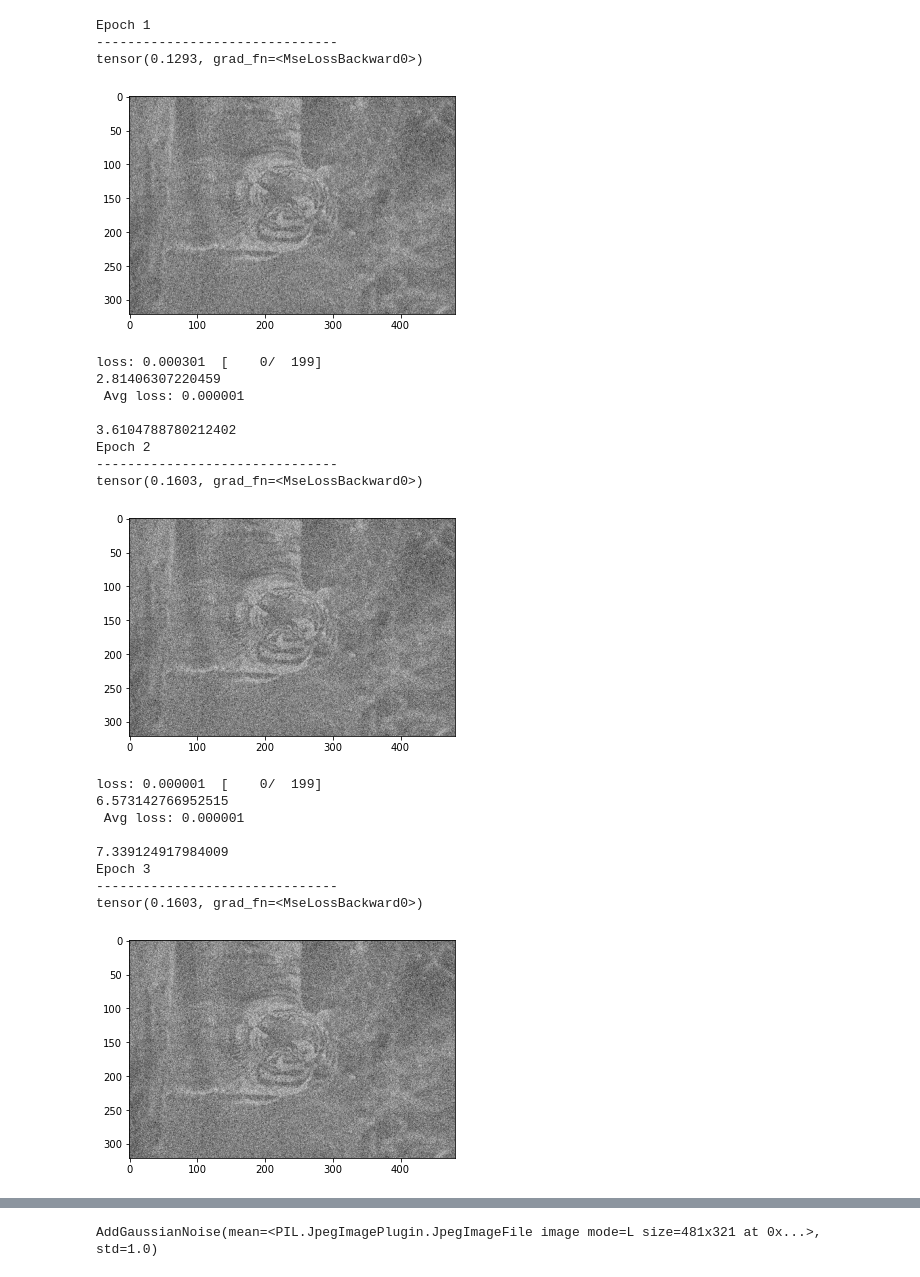
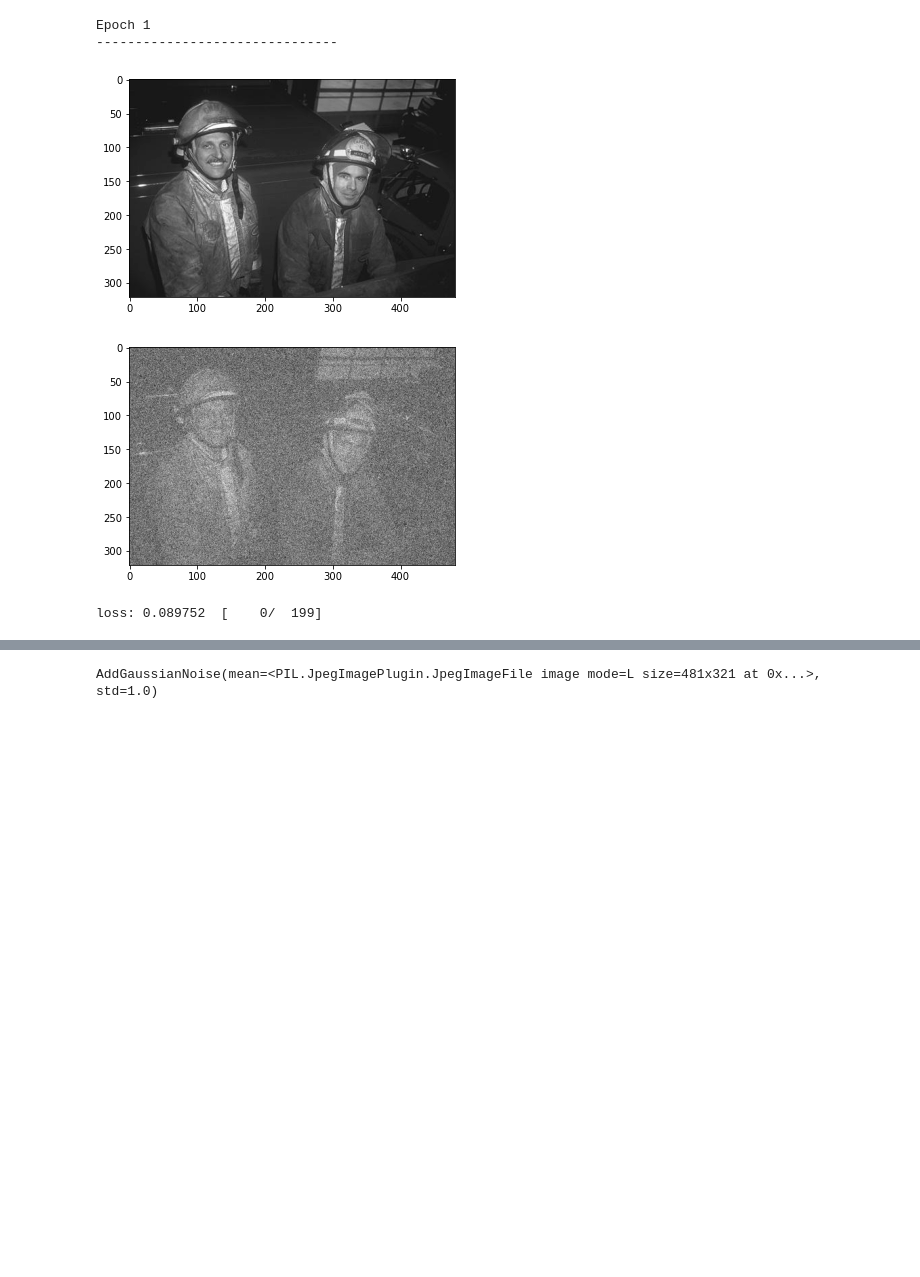
Before and after one commit to MHolschbach31/Bachelor, a Jupyter notebook: Aniso.ipynb, the cells around one changed output, grey strips where cells are left out. Cells and saved outputs as stored; diff of their text form; code cells hidden in the pictures; blank space fills up the shorter version.

```diff
--- a/Aniso.ipynb
+++ b/Aniso.ipynb
@@ -343,8 +372,9 @@ def train_loop(dataloader, model, loss_l2, optimizer, t):
     size = len(dataloader.dataset)
     U= torch.tensor([10,1,321,481])
     for batch, (X, y) in enumerate(dataloader):
-        loss, pred = model(X.float())
-        #loss = loss_l2(pred, 20)
+        #X.to('cuda')
+        pred = model(X.float())
+        loss = loss_l2(pred, y)
         #loss = (pred - 20)**2
         #print(loss)
         optimizer.zero_grad()
@@ -353,8 +383,9 @@ def train_loop(dataloader, model, loss_l2, optimizer, t):
 
         if batch % 100 == 0:
             #U[t] = pred[0]
-            print(loss_l2(pred[0], y[0]))
-            #plt.imshow(y[0].squeeze(0).detach().numpy(),cmap = 'gray')
+            #print(loss_l2(pred[0], y[0]))
+            plt.imshow(y[0].squeeze(0).detach().numpy(),cmap = 'gray')
+            plt.show()
             plt.imshow(pred[0].squeeze(0).detach().numpy(),cmap = 'gray')
             plt.show()
             loss, current = loss.item(), batch * len(X)
@@ -368,7 +399,8 @@ def test_loop(dataloader, model, loss_l2):
     #correct = 0
     with torch.no_grad():
         for X, y in dataloader:
-            loss, pred = model(X.float())
+            pred = model(X.float())
+            loss = loss_l2(pred, y)
             test_loss += loss.item()
             #correct += (pred.argmax(1)== y).type(torch.float).sum().item()
     test_loss /= num_batches
@@ -379,58 +411,43 @@ def test_loop(dataloader, model, loss_l2):
 torch.manual_seed(14638)
 transform_= transforms.Compose([
     transforms.ToTensor(),
-    AddGaussianNoise(0., 0.4)
+    AddGaussianNoise(0.,0.3)
 ])
-train_set = BSDSDataset(csv_file='BSDS_train.csv', root_dir = 'C:/Users/Manuel/BSDS300-images/BSDS300/images/train_gray',
+train_set = BSDSDataset(csv_file='../BSDS_train.csv', root_dir = 'C:/Users/Manuel/BSDS300-images/BSDS300/images/train_gray',
                       transform = transform_)
-train_loader = torch.utils.data.DataLoader(dataset = train_set, batch_size =16, shuffle = False)
-test_set = BSDSDataset(csv_file='BSDS_test.csv', root_dir = 'C:/Users/Manuel/BSDS300-images/BSDS300/images/test_gray',
+
+train_loader = torch.utils.data.DataLoader(dataset = train_set, batch_size =4, shuffle = True)
+
+
+test_set = BSDSDataset(csv_file='../BSDS_test.csv', root_dir = 'C:/Users/Manuel/BSDS300-images/BSDS300/images/test_gray',
                       transform = transform_)
-test_loader = torch.utils.data.DataLoader(dataset = test_set, batch_size =16, shuffle = False)
+test_loader = torch.utils.data.DataLoader(dataset = test_set, batch_size =4, shuffle = True)
 
 model = Aniso_MLP_()
-
+#model.to('cuda')
 torch.autograd.set_detect_anomaly(True)
 learning_rate = 0.01
 epochs = 10
 begin = time.time()
 loss_l2 = nn.MSELoss()
 optimizer = torch.optim.SGD(model.parameters(), lr = learning_rate)
 for t in range(epochs):
     #print(list(model.parameters()))
-    #print(transo)
     #for param in model.parameters():
     #    print(param.data)
     print(f"Epoch {t+1}\n-------------------------------")
     train_loop(train_loader, model, loss_l2, optimizer, t)
     time1 = time.time()
     print(time1 -begin)
     test_loop(test_loader, model, loss_l2)
     time2 = time.time()
     print(time2-begin)
 end = time.time()
 
 print(end-begin)
 # %% [output]
 Epoch 1
 -------------------------------
-tensor(0.1293, grad_fn=<MseLossBackward0>)
-[figure, old version]
+[figure, new version]
+[figure, new version]
-loss: 0.000301  [    0/  199]
-2.81406307220459
- Avg loss: 0.000001
-
-3.6104788780212402
-Epoch 2
--------------------------------
-tensor(0.1603, grad_fn=<MseLossBackward0>)
+loss: 0.089752  [    0/  199]
-[figure, old version]
-loss: 0.000001  [    0/  199]
-6.573142766952515
- Avg loss: 0.000001
-
-7.339124917984009
-Epoch 3
--------------------------------
-tensor(0.1603, grad_fn=<MseLossBackward0>)
-[figure, removed]
```
Also changed, not shown: parts of 7 cells of this notebook.
